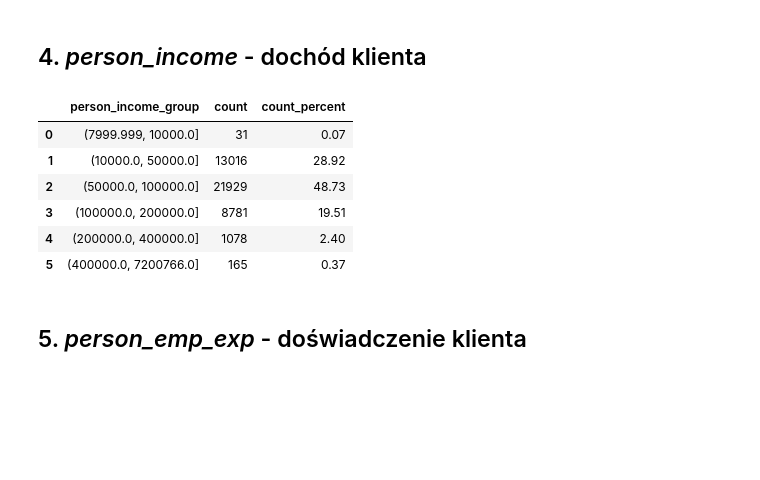
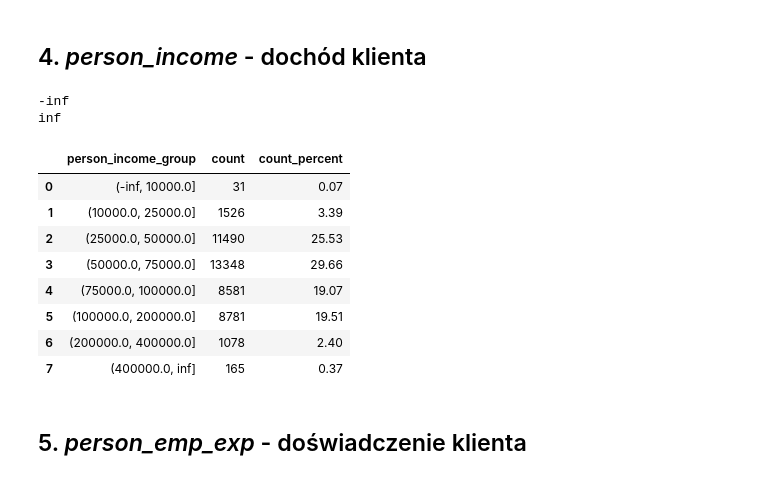
Before and after one commit to EmD4blju/loan_assistant, a Jupyter notebook: neural_core/analysis_01.ipynb, the cells around one changed output. Cells and saved outputs as stored; diff of their text form; code cells hidden in the pictures; blank space fills up the shorter version.

```diff
--- a/neural_core/analysis_01.ipynb
+++ b/neural_core/analysis_01.ipynb
@@ -53,8 +52,10 @@ def get_value_count_distribution(df, distribution_lvls):
     index_name = df_v_counts.index.name
     index_group_name = index_name + '_group'
 
-    df_min = int(df_v_counts.index.min())
-    df_max = int(df_v_counts.index.max())
+    df_min = (-1) * np.inf#= int(df_v_counts.index.min())
+    df_max = np.inf #= int(df_v_counts.index.max())
+    print(df_min)
+    print(df_max)
 
     bins = [df_min] + distribution_lvls + [df_max]
 
@@ -130,16 +134,20 @@ display(df_p_education.sort_values('count', ascending=False))
 # %% [markdown]
 ## 4. _person_income_ - dochód klienta
 # %%
-df_p_income_dist = get_value_count_distribution(df['person_income'], [10000,50000,100000,200000,400000])
+df_p_income_dist = get_value_count_distribution(df['person_income'], [10000,25000, 50000, 75000, 100000,200000,400000])
 display(df_p_income_dist)
 # %% [output]
+-inf
+inf
 |  | person_income_group | count | count_percent |
-| 0 | (7999.999, 10000.0] | 31 | 0.07 |
-| 1 | (10000.0, 50000.0] | 13016 | 28.92 |
-| 2 | (50000.0, 100000.0] | 21929 | 48.73 |
-| 3 | (100000.0, 200000.0] | 8781 | 19.51 |
-| 4 | (200000.0, 400000.0] | 1078 | 2.40 |
-| 5 | (400000.0, 7200766.0] | 165 | 0.37 |
+| 0 | (-inf, 10000.0] | 31 | 0.07 |
+| 1 | (10000.0, 25000.0] | 1526 | 3.39 |
+| 2 | (25000.0, 50000.0] | 11490 | 25.53 |
+| 3 | (50000.0, 75000.0] | 13348 | 29.66 |
+| 4 | (75000.0, 100000.0] | 8581 | 19.07 |
+| 5 | (100000.0, 200000.0] | 8781 | 19.51 |
+| 6 | (200000.0, 400000.0] | 1078 | 2.40 |
+| 7 | (400000.0, inf] | 165 | 0.37 |
 # %% [markdown]
 ## 5. _person_emp_exp_ - doświadczenie klienta
 # %% [markdown]
```
Also changed, not shown: parts of 5 cells of this notebook.
